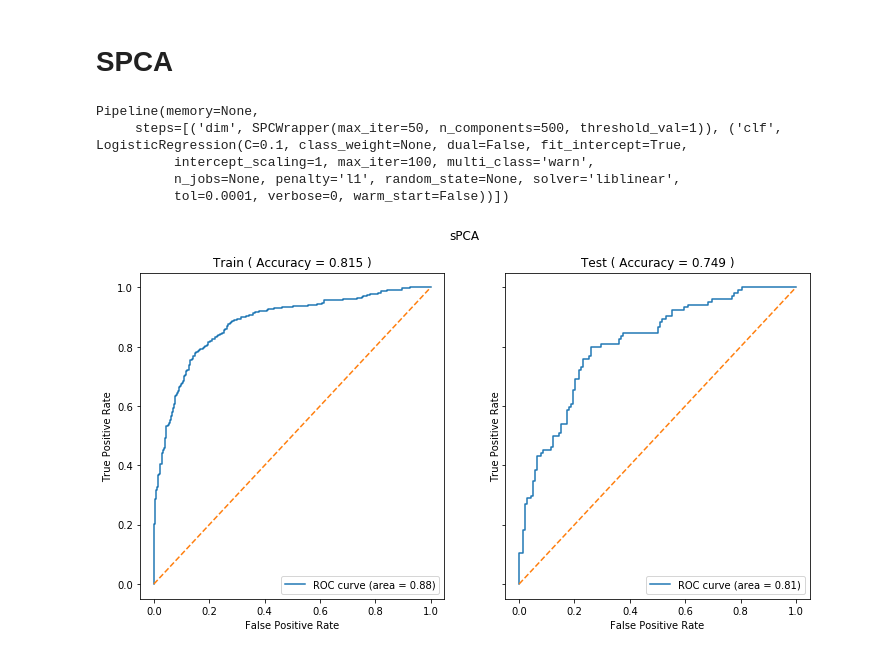
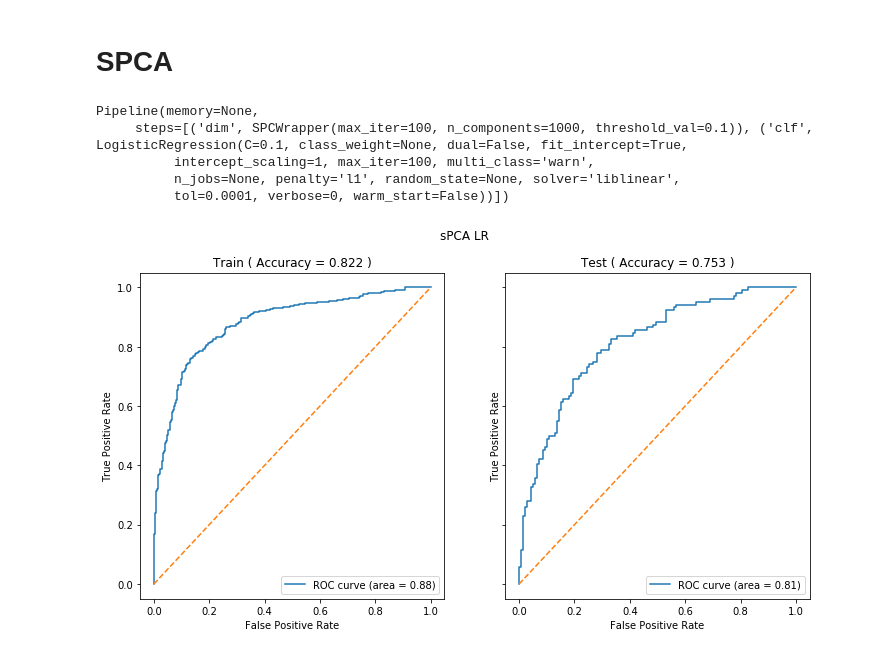
Before and after one commit to sjwilczynski/geneExpr, a Jupyter notebook: DimensionalityReduction.ipynb, the cells around one changed output. Saved outputs shown, nothing was run; the diff lists cells and outputs as text; code cells hidden in the pictures.

Commit message:
more work with pipeline, (s)PCA analysis, fDNN revisited, fine tuning done

```diff
--- a/DimensionalityReduction.ipynb
+++ b/DimensionalityReduction.ipynb
@@ -42,0 +31,8 @@ mdoels = fit_models(X_isomap_train, y_train, X_isomap_test, y_test)
+# %%
+logit_params = {'C' : [0.1, 0.3, 0.5, 0.7, 0.9], 'penalty' : ['l1', 'l2'], 'solver' : ['liblinear']}
+tree_params = {'n_estimators': [100, 500, 2500], 'max_depth' : [2,4,8], 'min_samples_leaf' : [5, 10, 20]}
+dim_params = {'n_components' : [50, 150, 240], 'n_neighbors' : [3, 5, 7, 9]}
+
+isomap = Isomap()
+logit = LogisticRegression()
+tree = RandomForestClassifier()
@@ -49,0 +65,5 @@ models = fit_models(X_lle_train, y_train, X_lle_test, y_test)
+# %%
+dim_params = {'n_components' : [50, 150, 240], 'n_neighbors' : [3, 5, 7, 9], 'reg' : [0.001, 0.01, 0.1, 1, 10]}
+lle = LocallyLinearEmbedding(max_iter=1000)
+logit = LogisticRegression()
+tree = RandomForestClassifier()
@@ -99,20 +165,16 @@ models = fit_models(X_mlcc_train, y_train, X_mlcc_test, y_test)
 # %% [markdown]
 # SPCA
 # %%
-clf_params = {'C' : [0.1, 0.3, 0.5], 'penalty' : ['l1', 'l2'], 'solver' : ['liblinear']}
-dim_params = {'n_components' : [100, 250, 500], 'threshold_val' : [0.1, 0.5, 1, 5, 10]}
-
-spca = SPCWrapper(max_iter=50)
-clf = LogisticRegression()
-
-models = fit_dim_reduction_pipeline(spca, clf, dim_params, clf_params, X_std_train, y_train, n_iter=20)
+dim_params = {'n_components' : [100, 250, 500, 1000], 'threshold_val' : [0.01, 0.1, 0.5, 1, 3, 5, 10]}
+spca = SPCWrapper(max_iter=100)
 # %%
-print(models.best_estimator_)
-plot_clf_roc(models.best_estimator_, X_std_train, y_train, X_std_test, y_test, 'sPCA')
+models_logit_spca = fit_dim_reduction_pipeline(spca, logit, dim_params, logit_params, X_std_train, y_train, n_iter=30)
+print(models_logit_spca.best_estimator_)
+plot_clf_roc(models_logit_spca.best_estimator_, X_std_train, y_train, X_std_test, y_test, 'sPCA LR')
 # %% [output]
 Pipeline(memory=None,
-     steps=[('dim', SPCWrapper(max_iter=50, n_components=500, threshold_val=1)), ('clf', LogisticRegression(C=0.1, class_weight=None, dual=False, fit_intercept=True,
+     steps=[('dim', SPCWrapper(max_iter=100, n_components=1000, threshold_val=0.1)), ('clf', LogisticRegression(C=0.1, class_weight=None, dual=False, fit_intercept=True,
           intercept_scaling=1, max_iter=100, multi_class='warn',
           n_jobs=None, penalty='l1', random_state=None, solver='liblinear',
           tol=0.0001, verbose=0, warm_start=False))])
-[figure, old version]
+[figure, new version]
```
Also changed, not shown: parts of 19 cells of this notebook, 7 other files.
